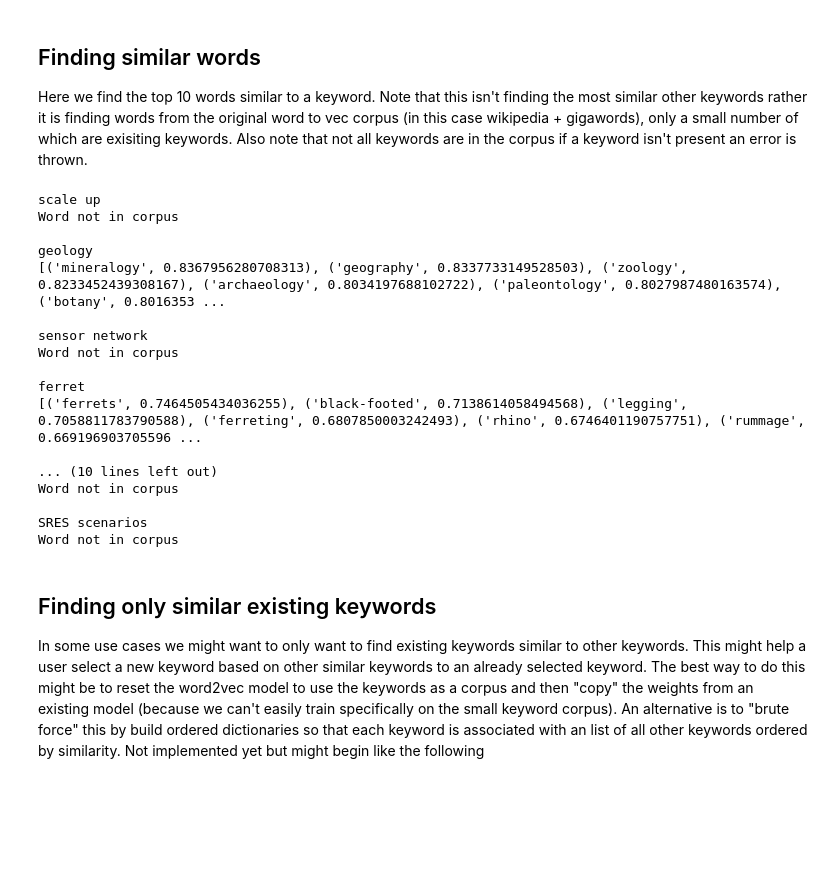
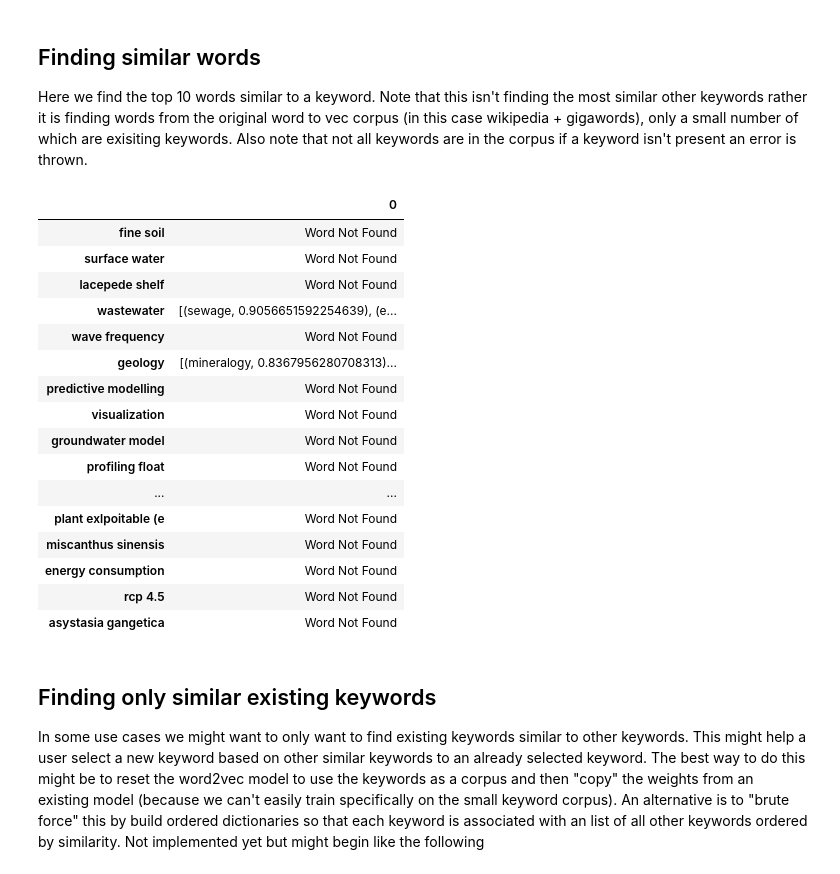
Before and after one commit to oznome/TagTagWord2Vec, a Jupyter notebook: TagTagWord2Vec.ipynb, the cells around one changed output. Drawn from its saved outputs; the diff is of its cells as text; code cells hidden in the pictures; blank space fills up the shorter version.

```diff
--- a/TagTagWord2Vec.ipynb
+++ b/TagTagWord2Vec.ipynb
@@ -82,31 +97,32 @@ len(unique_keywords)
 
 Here we find the top 10 words similar to a keyword. Note that this isn't finding the most similar other keywords rather it is finding words from the original word to vec corpus (in this case wikipedia + gigawords), only a small number of which are exisiting keywords. Also note that not all keywords are in the corpus if a keyword isn't present an error is thrown.
 # %%
-for keyword in unique_keywords[1:10]:
-    print(keyword)
+keyword_similarities = {}
+for keyword in unique_keywords[1:30]:
     try:
-        print(str(model.most_similar_cosmul(positive=keyword,topn=10)) + "\n")
+        keyword_similarities[keyword[0:20]] = model.most_similar_cosmul(positive=keyword,topn=10)
     except:
-        print("Word not in corpus" + "\n")
+        keyword_similarities[keyword[0:20]] = "Word Not Found"
         continue
+pd.DataFrame.from_dict(keyword_similarities, orient="index")
 # %% [output]
-scale up
-Word not in corpus
-
-geology
-[('mineralogy', 0.8367956280708313), ('geography', 0.8337733149528503), ('zoology', 0.8233452439308167), ('archaeology', 0.8034197688102722), ('paleontology', 0.8027987480163574), ('botany', 0.8016353 ...
-
-sensor network
-Word not in corpus
-
-ferret
-[('ferrets', 0.7464505434036255), ('black-footed', 0.7138614058494568), ('legging', 0.7058811783790588), ('ferreting', 0.6807850003242493), ('rhino', 0.6746401190757751), ('rummage', 0.669196903705596 ...
-
-... (10 lines left out)
-Word not in corpus
-
-SRES scenarios
-Word not in corpus
+|  | 0 |
+| fine soil | Word Not Found |
+| surface water | Word Not Found |
+| lacepede shelf | Word Not Found |
+| wastewater | [(sewage, 0.9056651592254639), (e... |
+| wave frequency | Word Not Found |
+| geology | [(mineralogy, 0.8367956280708313)... |
+| predictive modelling | Word Not Found |
+| visualization | Word Not Found |
+| groundwater model | Word Not Found |
+| profiling float | Word Not Found |
+| ... | ... |
+| plant exlpoitable (e | Word Not Found |
+| miscanthus sinensis | Word Not Found |
+| energy consumption | Word Not Found |
+| rcp 4.5 | Word Not Found |
+| asystasia gangetica | Word Not Found |
 # %% [markdown]
 ## Finding only similar existing keywords
 
```
Also changed, not shown: parts of 25 cells of this notebook.
